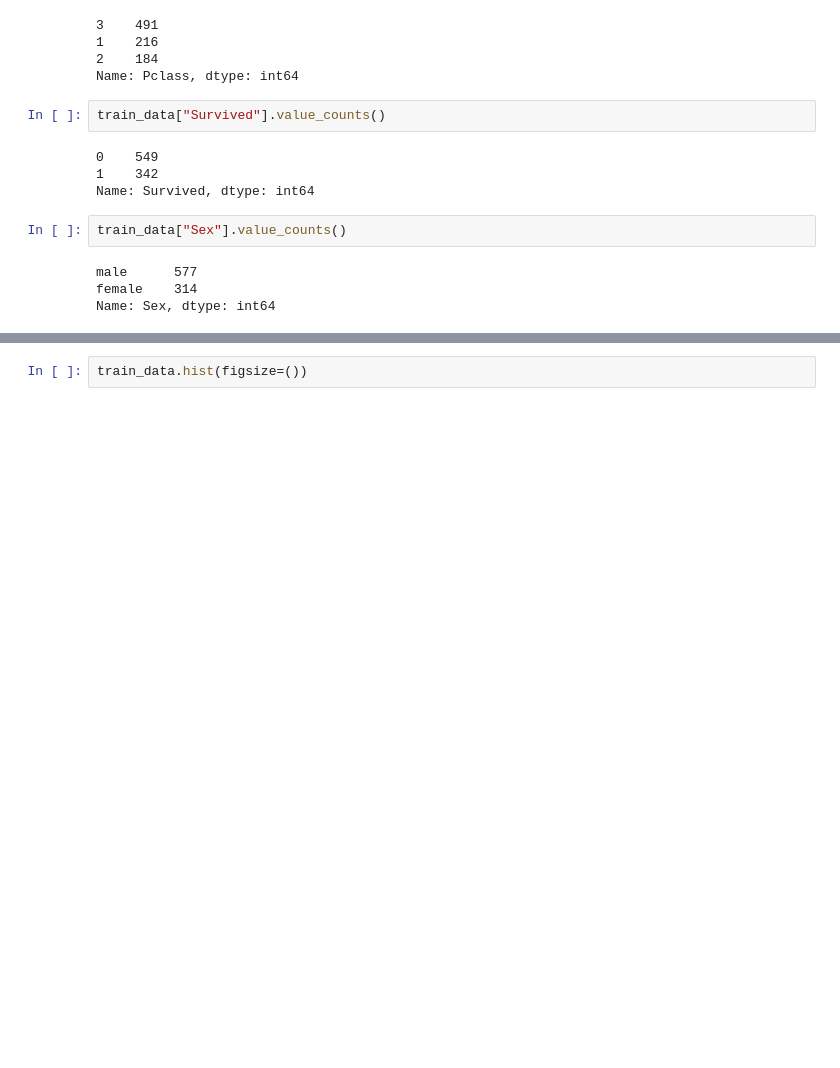
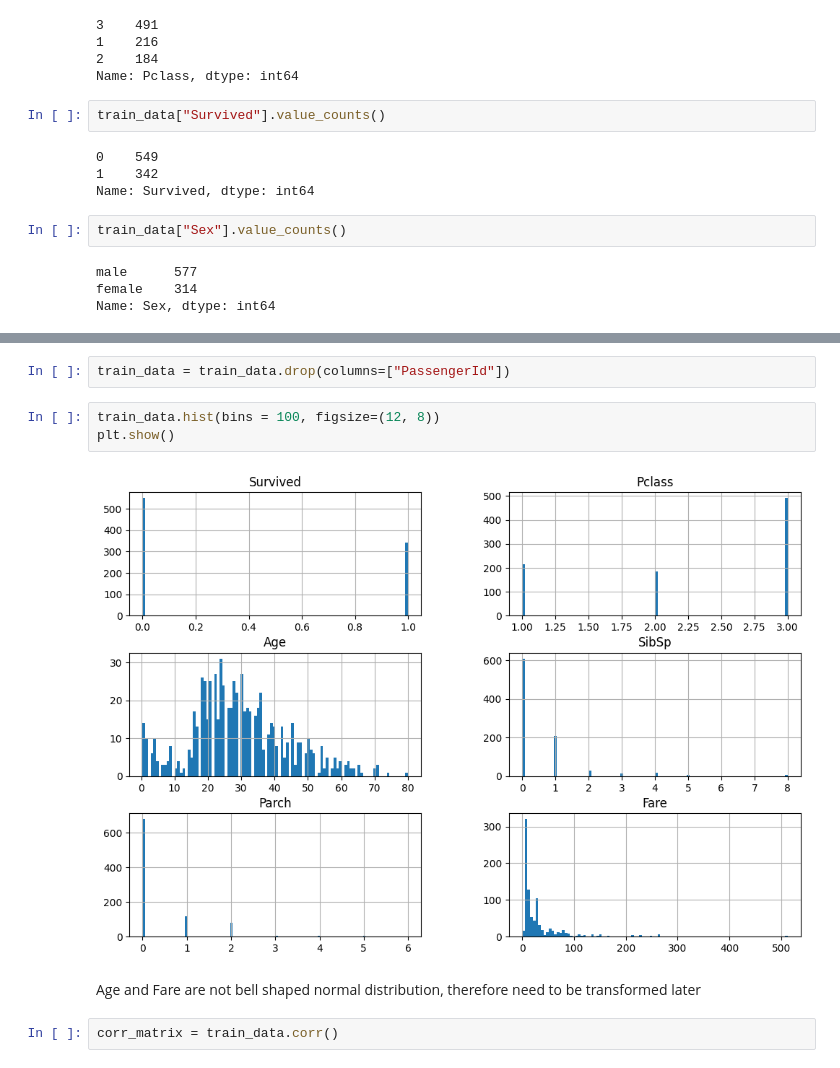
Before and after one commit to shli1126/TitanicKaggle, a Jupyter notebook: Titanic.ipynb, the cells around one changed output, grey strips where cells are left out. Saved outputs shown, nothing was run; the diff lists cells and outputs as text; blank space fills up the shorter version.

```diff
--- a/Titanic.ipynb
+++ b/Titanic.ipynb
@@ -73,2 +87,11 @@ Name: Sex, dtype: int64
+# %%
+train_data = train_data.drop(columns=["PassengerId"])
 # %%
-train_data.hist(figsize=())
+train_data.hist(bins = 100, figsize=(12, 8))
+plt.show()
+# %% [output]
+[figure, added]
+# %% [markdown]
+Age and Fare are not bell shaped normal distribution, therefore need to be transformed later
+# %%
+corr_matrix = train_data.corr()
```
Also changed, not shown: parts of 13 cells of this notebook.
